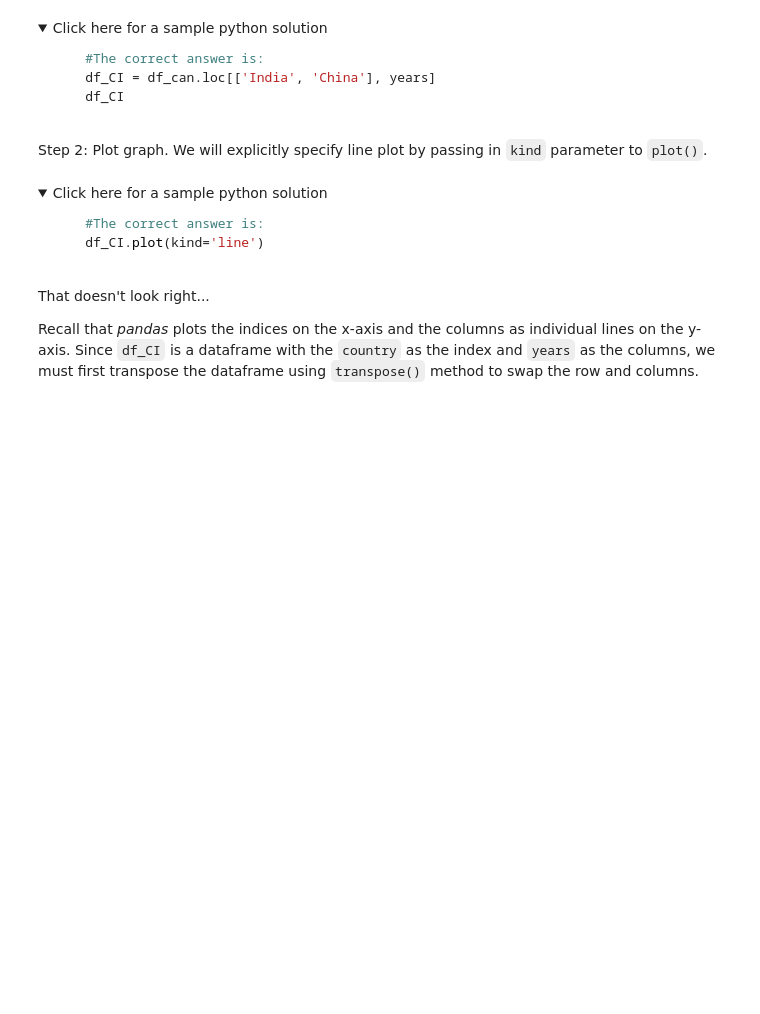
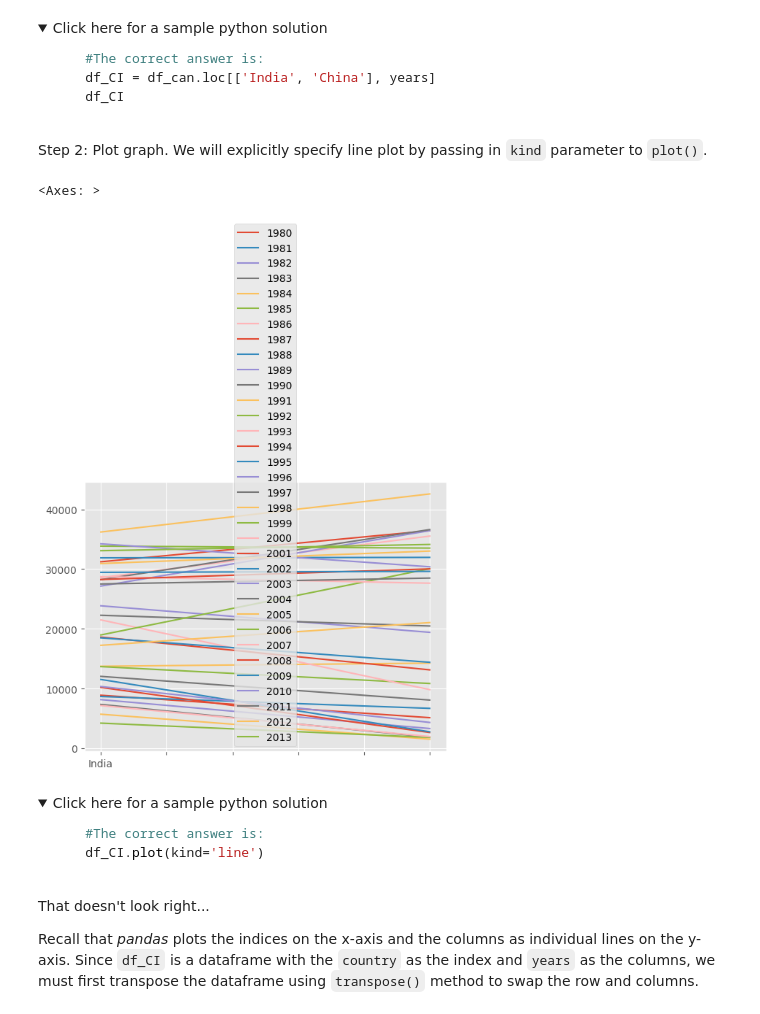
Before and after one commit to ajrodriguezo/IBMDV010ENDataVisualizationwithPython, a Jupyter notebook: lab1.ipynb, the cells around one changed output. Cells and saved outputs as stored; diff of their text form; code cells hidden in the pictures; folded sections open; blank space fills up the shorter version.

```diff
--- a/lab1.ipynb
+++ b/lab1.ipynb
@@ -380,5 +725,5 @@ We can easily add more countries to line plot to make meaningful comparisons imm
 Step 1: Get the data set for China and India, and display the dataframe.
 # %%
 ### type your answer here
-# df_CI = ...
-# df_CI
+df_CI = df_can.loc[['India','China'],years]
+df_CI
@@ -396,7 +746,10 @@ Step 1: Get the data set for China and India, and display the dataframe.
 Step 2: Plot graph. We will explicitly specify line plot by passing in `kind` parameter to `plot()`.
 # %%
 ### type your answer here
-# df_CI. ...
+df_CI.plot(kind='line')
+# %% [output]
+<Axes: >
+[figure, added]
 # %% [markdown]
 <details><summary>Click here for a sample python solution</summary>
 
```
Also changed, not shown: parts of 49 cells of this notebook.
